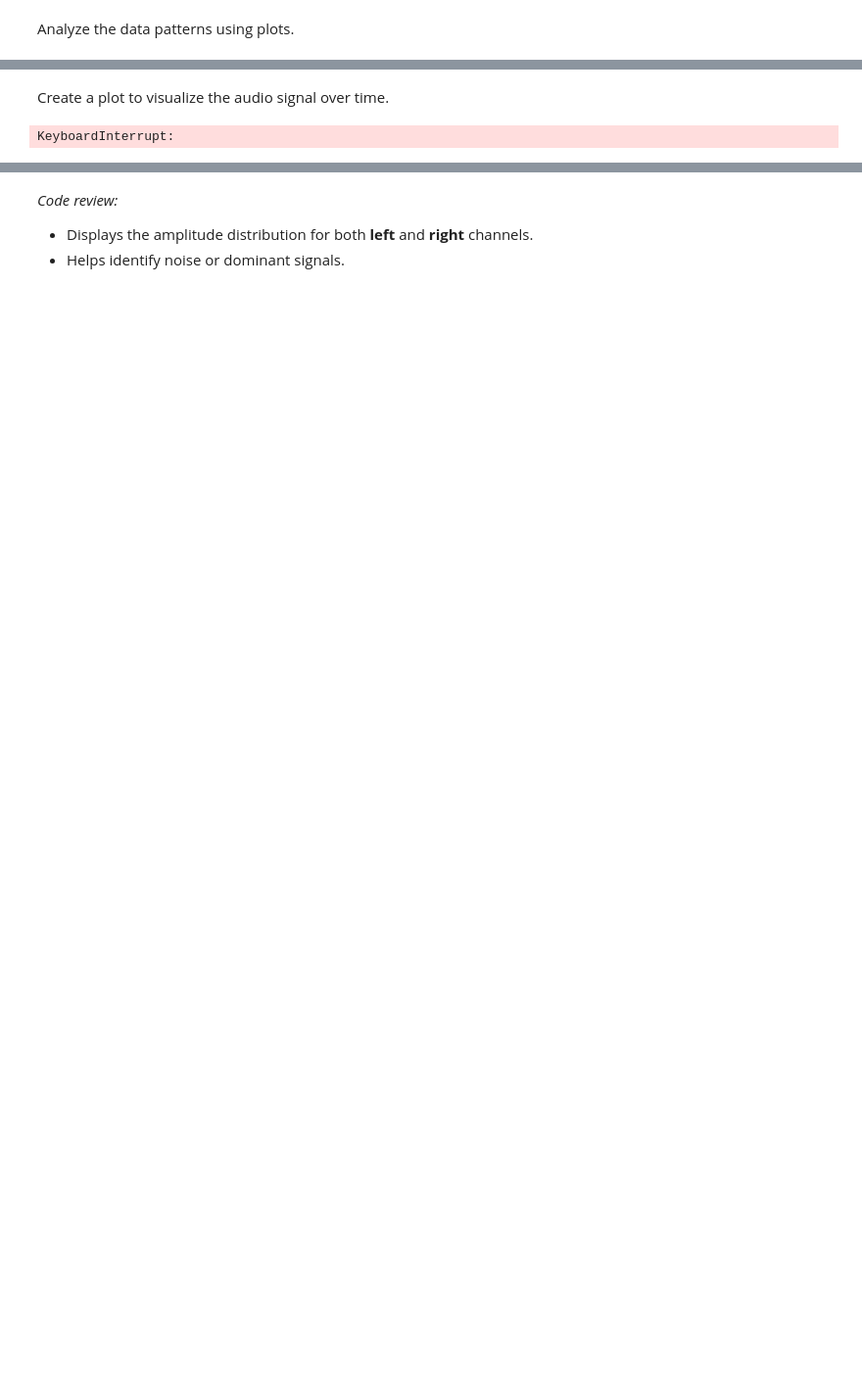
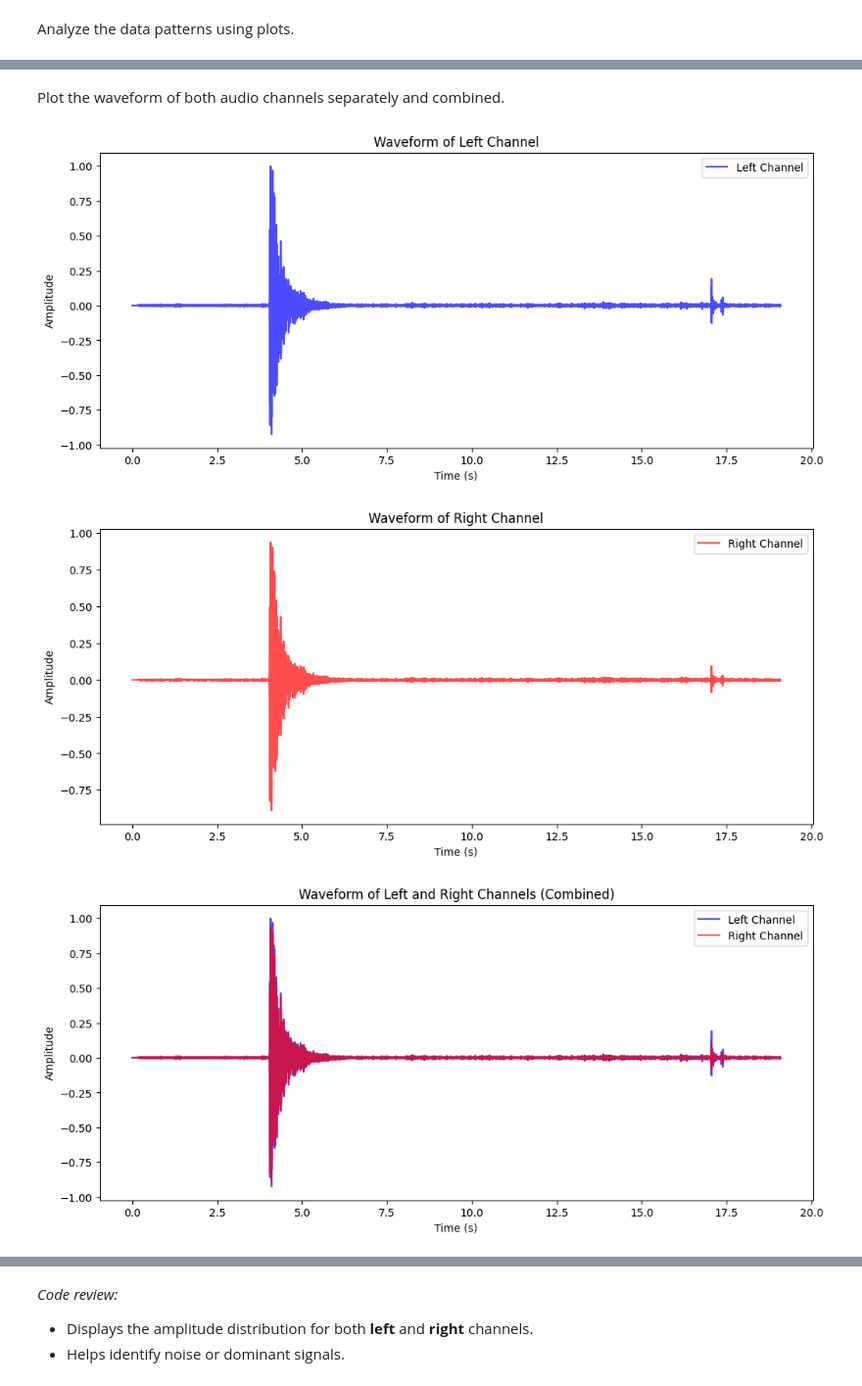
Before and after one commit to alessandroryo/impact-detection-spectrogram, a Jupyter notebook: notebooks/iteration_1/01_data_understanding.ipynb, the cells around one changed output, grey strips where cells are left out. Shown at 98% size. Drawn from its saved outputs; the diff is of its cells as text; code cells hidden in the pictures; blank space fills up the shorter version.

```diff
--- a/notebooks/iteration_1/01_data_understanding.ipynb
+++ b/notebooks/iteration_1/01_data_understanding.ipynb
@@ -18,6 +20,8 @@ Read the provided CSV file and display the first few rows.
 # %%
-# Read the CSV file
-file_path = "Data/csv/20240606081620_blade1_10m.csv"
+# Define the path of the CSV file
+file_path = "20240606081620_blade1_10m.csv"
+
+# Load the CSV file
 df = pd.read_csv(file_path)
 # %%
 # Display the first 5 rows
@@ -93,0 +101,3 @@ dtype: int64
+# %%
+# Clean and convert 'Time' column
+df['Time'] = df['Time'].str.replace(' sec', '', regex=True).astype(float)
@@ -98,14 +152,31 @@ Analyze the data patterns using plots.
-# %% [markdown]
-Create a plot to visualize the audio signal over time.
+# %% [markdown]
+Plot the waveform of both audio channels separately and combined.
 # %%
-# Plot audio signals for left and right channels
 plt.figure(figsize=(12, 5))
-plt.plot(df['Time'], df['Left'], label='Left Channel', alpha=0.7)
-plt.plot(df['Time'], df['Right'], label='Right Channel', alpha=0.7)
+plt.plot(df['Time'], df['Left'], label='Left Channel', alpha=0.7, color='blue')
 plt.xlabel('Time (s)')
 plt.ylabel('Amplitude')
-plt.title('Waveform of Left and Right Channels')
+plt.title('Waveform of Left Channel')
 plt.legend()
 plt.show()
+
+plt.figure(figsize=(12, 5))
+plt.plot(df['Time'], df['Right'], label='Right Channel', alpha=0.7, color='red')
+plt.xlabel('Time (s)')
+plt.ylabel('Amplitude')
+plt.title('Waveform of Right Channel')
+plt.legend()
+plt.show()
+
+plt.figure(figsize=(12, 5))
+plt.plot(df['Time'], df['Left'], label='Left Channel', alpha=0.7, color='blue')
+plt.plot(df['Time'], df['Right'], label='Right Channel', alpha=0.7, color='red')
+plt.xlabel('Time (s)')
+plt.ylabel('Amplitude')
+plt.title('Waveform of Left and Right Channels (Combined)')
+plt.legend()
+plt.show()
 # %% [output]
-KeyboardInterrupt:
+[figure, added]
+[figure, added]
+[figure, added]
```
Also changed, not shown: parts of 27 cells of this notebook.
